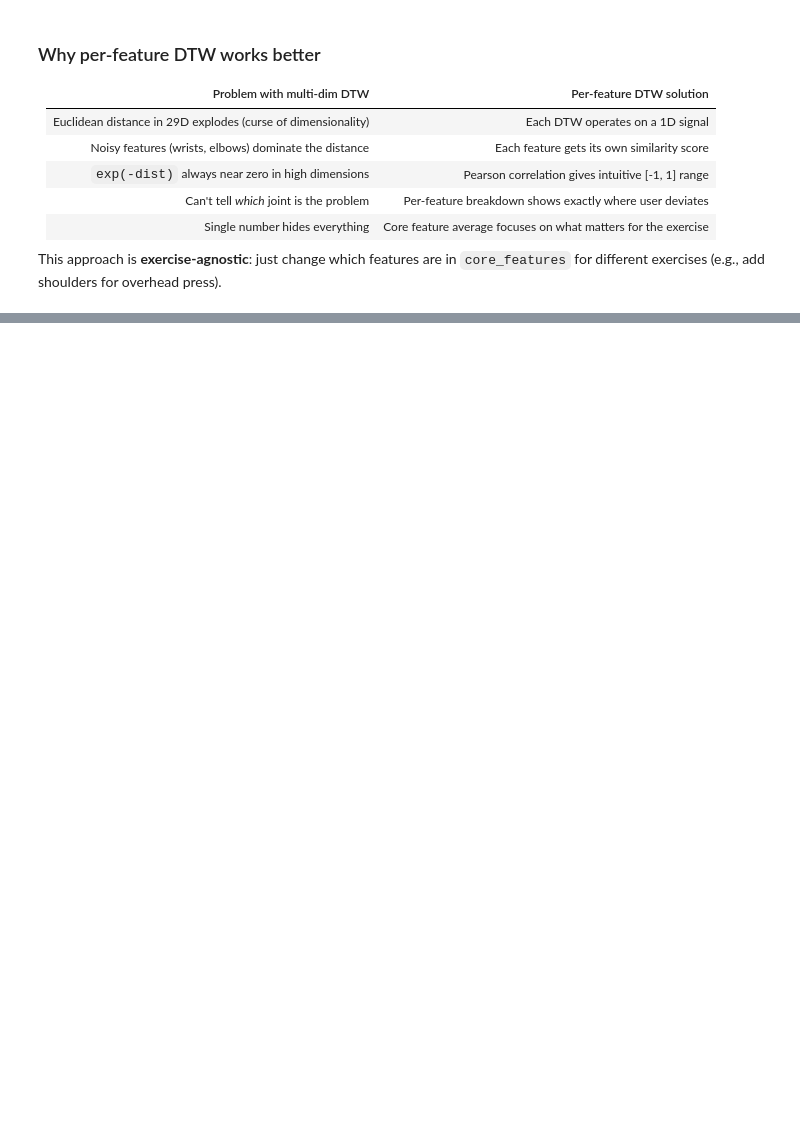
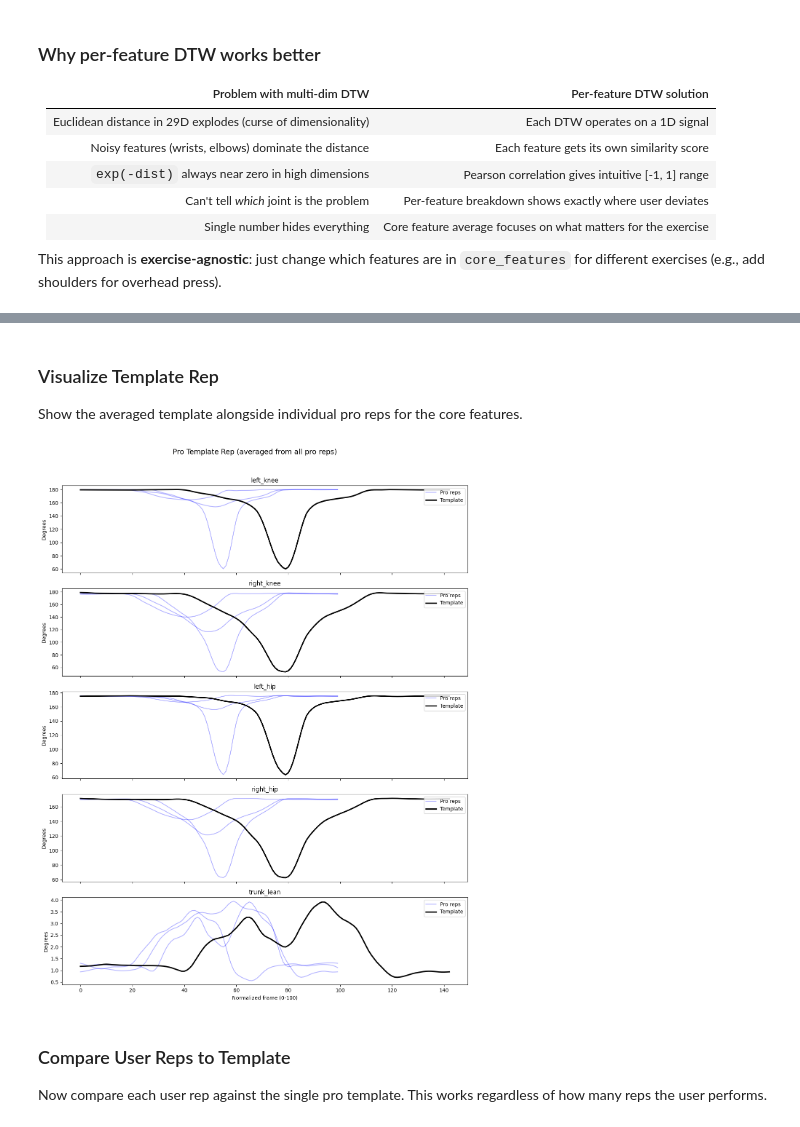
Before and after one commit to Helland97/PocketCoach, a Jupyter notebook: AI/OlympicAi/AI/process_landmarks/improved_embedding_pipeline.ipynb, the cells around one changed output, grey strips where cells are left out. Saved outputs shown, nothing was run; the diff lists cells and outputs as text; code cells hidden in the pictures; blank space fills up the shorter version.

```diff
--- a/AI/OlympicAi/AI/process_landmarks/improved_embedding_pipeline.ipynb
+++ b/AI/OlympicAi/AI/process_landmarks/improved_embedding_pipeline.ipynb
@@ -626,0 +933,34 @@ This approach is **exercise-agnostic**: just change which features are in `core_
+# %% [markdown]
+### Visualize Template Rep
+
+Show the averaged template alongside individual pro reps for the core features.
+# %%
+# Visualize template for core features
+core_indices = [i for i, n in enumerate(ANGLE_NAMES) if n in core_features]
+
+fig, axes = plt.subplots(len(core_indices), 1, figsize=(12, 3 * len(core_indices)), sharex=True)
+
+for ax_idx, feat_idx in enumerate(core_indices):
+    # Plot individual pro reps (resampled)
+    for i, rep in enumerate(pro_reps_data):
+        resampled = resample_to_length(rep[:, feat_idx], TEMPLATE_LENGTH)
+        axes[ax_idx].plot(resampled, alpha=0.3, color='blue', label='Pro reps' if i == 0 else '')
+
+    # Plot template (thick black line)
+    axes[ax_idx].plot(template_rep[:, feat_idx], color='black', linewidth=2.5, label='Template')
+
+    axes[ax_idx].set_ylabel('Degrees')
+    axes[ax_idx].set_title(f"{ANGLE_NAMES[feat_idx]}")
+    axes[ax_idx].legend(loc='upper right')
+
+axes[-1].set_xlabel('Normalized frame (0-100)')
+plt.suptitle('Pro Template Rep (averaged from all pro reps)', fontsize=14, y=1.02)
+plt.tight_layout()
+plt.show()
+# %% [output]
+[figure, added]
+# %% [markdown]
+### Compare User Reps to Template
+
+Now compare each user rep against the single pro template. This works regardless
+of how many reps the user performs.
```
Also changed, not shown: parts of 32 cells of this notebook, 10 other files.
